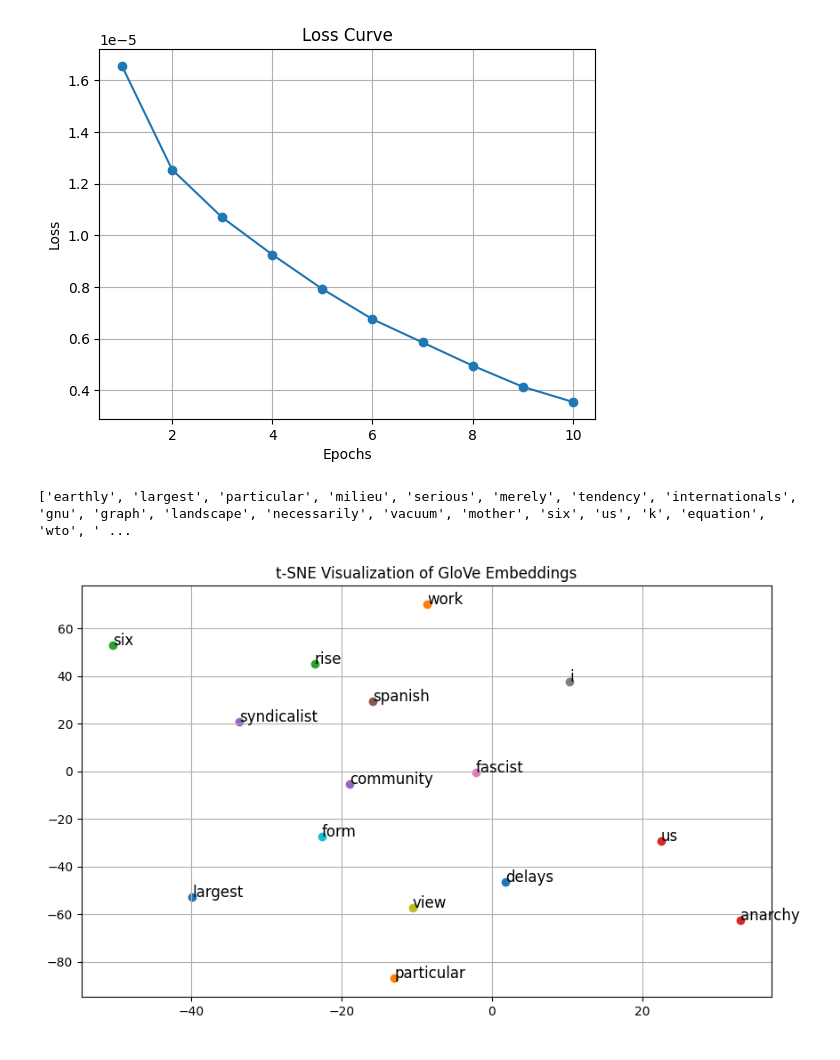
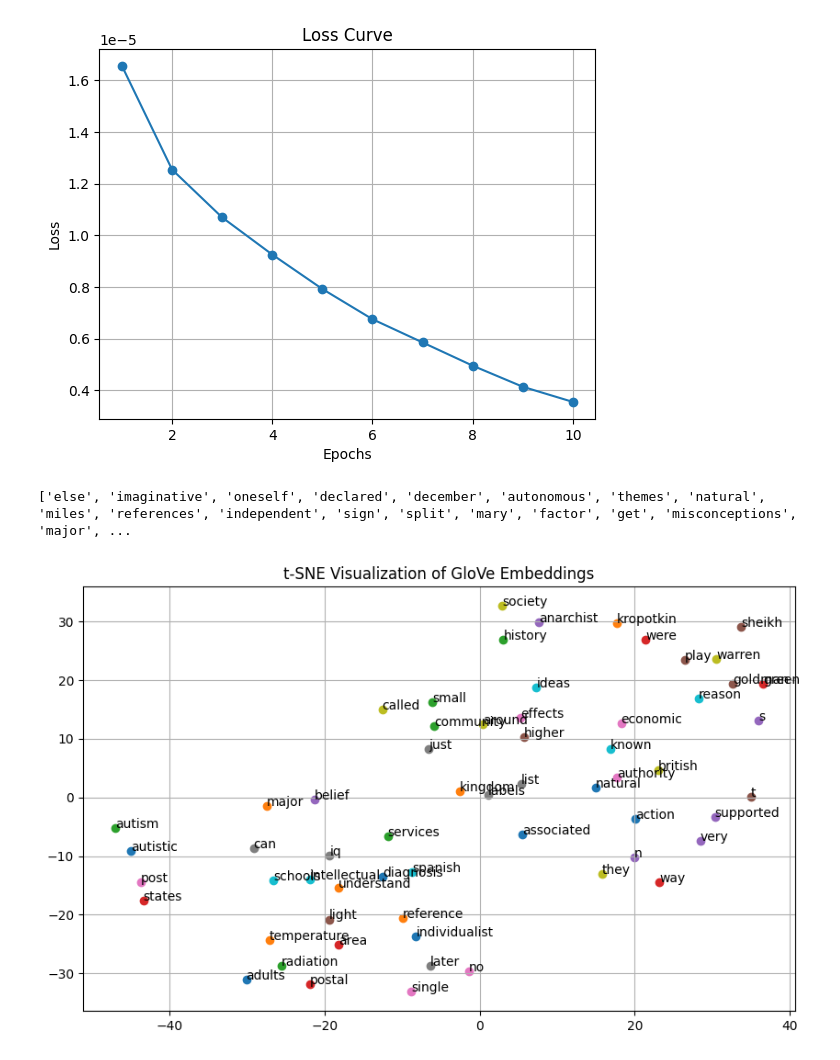
Before and after one commit to DungQuanPhung/Main, a Jupyter notebook: glove.ipynb, the cells around one changed output. Cells and saved outputs as stored; diff of their text form; code cells hidden in the pictures.

```diff
--- a/glove.ipynb
+++ b/glove.ipynb
@@ -462,34 +462,34 @@ from sklearn.manifold import TSNE
 import matplotlib.pyplot as plt
 import random
 from collections import Counter
 
 combined_embeddings = (model.input_embedding_layer.weight.data + model.output_embedding_layer.weight.data) / 2
 
 
 #choice random 40 words
 subset_words = Counter(corpus.strip().split(" "))
 subset_words = [word for word, _ in subset_words.most_common()]
-subset_words = random.sample(subset_words,80)
+subset_words = random.sample(subset_words,400)
 
 print(subset_words)
 # Filter out words that are not in the word2idx dictionary
 subset_words = [word for word in subset_words if word in dataset.word2idx]
 
 # Map the remaining words to their indices
 indices = [dataset.word2idx[word] for word in subset_words]
 subset_embeddings = combined_embeddings[indices].cpu().numpy()  # (n_words, embed_dim)
 
 tsne = TSNE(n_components=2, perplexity=5, random_state=42, init='pca', learning_rate='auto')
 tsne_results = tsne.fit_transform(subset_embeddings)  # Shape: (n_words, 2)
 
 plt.figure(figsize=(10, 6))
 for i, word in enumerate(subset_words):
     x, y = tsne_results[i]
     plt.scatter(x, y)
-    plt.text(x + 0.01, y + 0.01, word, fontsize=12)
+    plt.text(x + 0.01, y + 0.01, word, fontsize=10)
 plt.title("t-SNE Visualization of GloVe Embeddings")
 plt.grid(True)
 plt.show()
 # %% [output]
-['earthly', 'largest', 'particular', 'milieu', 'serious', 'merely', 'tendency', 'internationals', 'gnu', 'graph', 'landscape', 'necessarily', 'vacuum', 'mother', 'six', 'us', 'k', 'equation', 'wto', ' ...
+['else', 'imaginative', 'oneself', 'declared', 'december', 'autonomous', 'themes', 'natural', 'miles', 'references', 'independent', 'sign', 'split', 'mary', 'factor', 'get', 'misconceptions', 'major', ...
-[figure, old version]
+[figure, new version]
```
